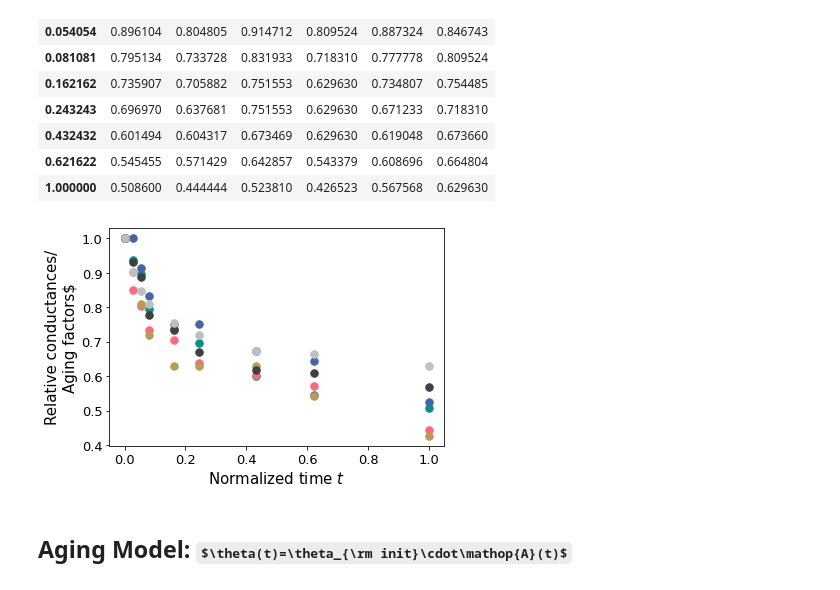
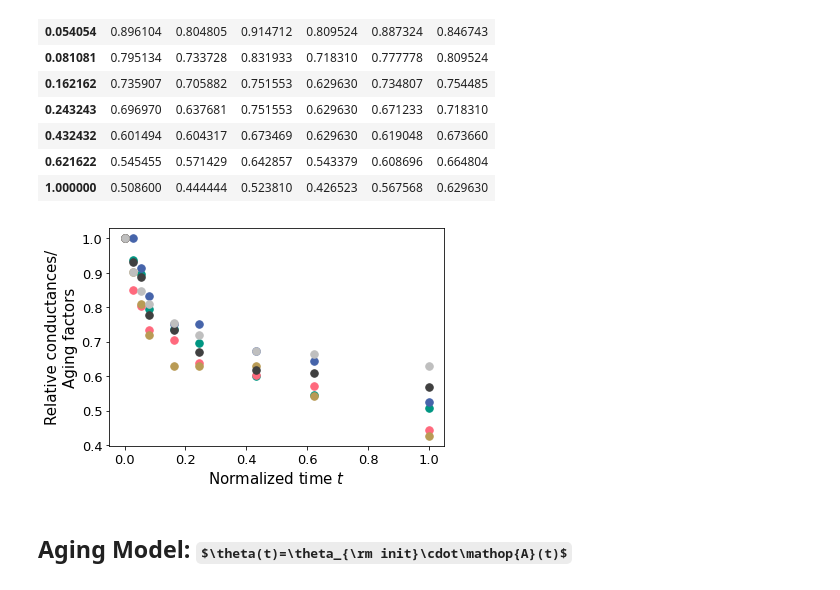
Before and after one commit to Neuromophic/Aging-aware-training, a Jupyter notebook: Aging_Model/Aging Model.ipynb, the cells around one changed output. Cells and saved outputs as stored; diff of their text form; code cells hidden in the pictures; some formulas as TeX source.

```diff
--- a/Aging_Model/Aging Model.ipynb
+++ b/Aging_Model/Aging Model.ipynb
@@ -84,14 +84,14 @@ data
 # %%
 for i, c in enumerate(data.columns):
     plt.plot(data.index, data[c], '.', c=FC.liste[i], ms=15)
     # plt.plot(data.index, data[c], '--', c=FC.liste[i], linewidth=1, alpha=0.3)
-plt.ylabel(f'Relative conductances/\nAging factors$', fontsize=15);
+plt.ylabel(f'Relative conductances/\nAging factors', fontsize=15);
 plt.xlabel('Normalized time $t$', fontsize=15);
 plt.xticks(fontsize=13)
 plt.yticks(fontsize=13)
 plt.savefig(f'./figures/normolized_conductance.pdf', format='pdf', bbox_inches='tight')
 # %% [output]
-[figure, old version]
+[figure, new version]
 # %% [markdown]
 ## Aging Model: $\theta(t)=\theta_{\rm init}\cdot\mathop{A}(t)$
 # %% [markdown]
```
Also changed, not shown: parts of 15 cells of this notebook, 28 other files.
